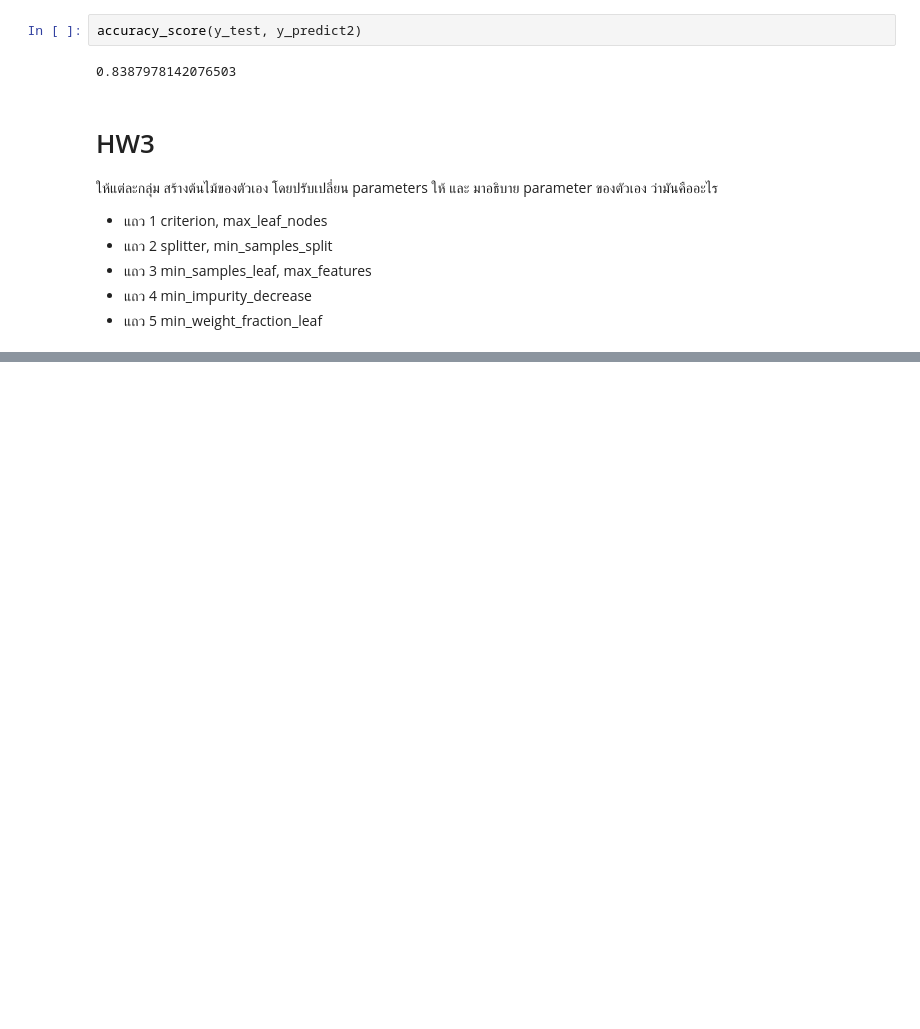
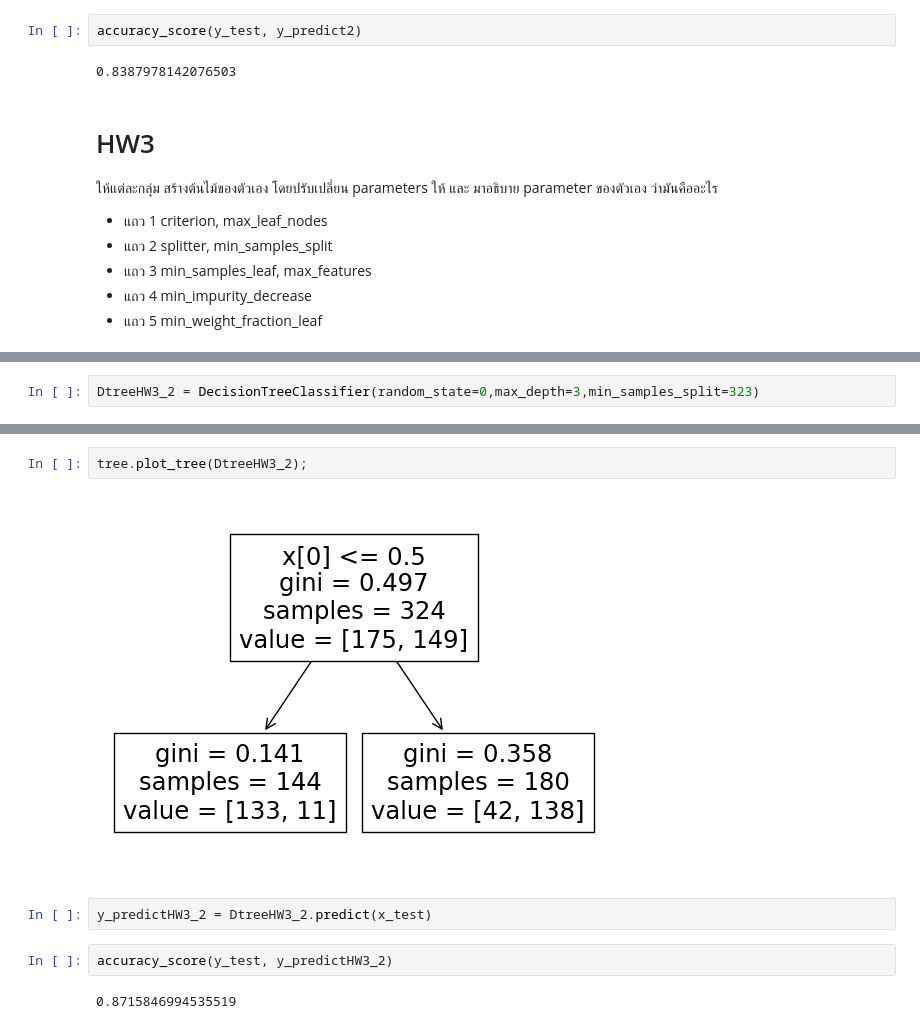
Before and after one commit to Ratchanontt/BSC_DPDM23, a Jupyter notebook: Classification.ipynb, the cells around one changed output, grey strips where cells are left out. Cells and saved outputs as stored; diff of their text form; blank space fills up the shorter version.

```diff
--- a/Classification.ipynb
+++ b/Classification.ipynb
@@ -290,0 +327,2 @@ accuracy_score(y_test, y_predict2)
+# %%
+DtreeHW3_2 = DecisionTreeClassifier(random_state=0,max_depth=3,min_samples_split=323)
@@ -290,0 +333,10 @@ accuracy_score(y_test, y_predict2)
+# %%
+tree.plot_tree(DtreeHW3_2);
+# %% [output]
+[figure, added]
+# %%
+y_predictHW3_2 = DtreeHW3_2.predict(x_test)
+# %%
+accuracy_score(y_test, y_predictHW3_2)
+# %% [output]
+0.8715846994535519
```
Also changed, not shown: parts of 15 cells of this notebook.
